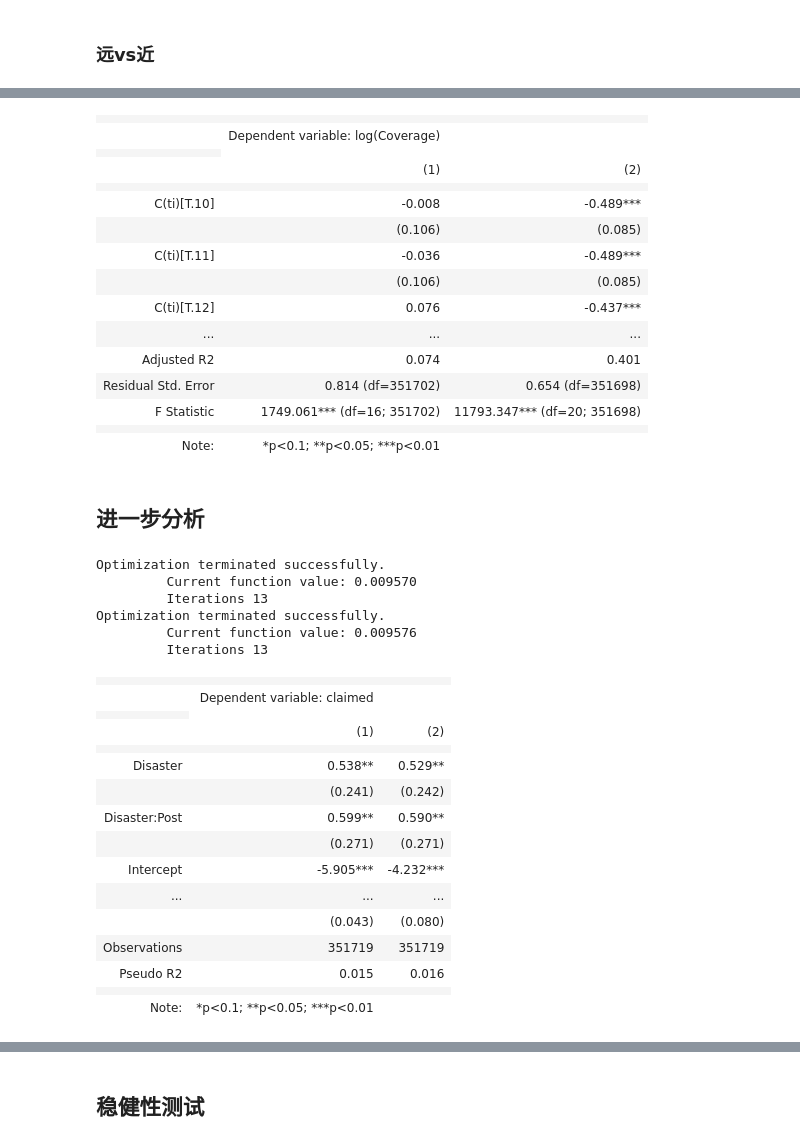
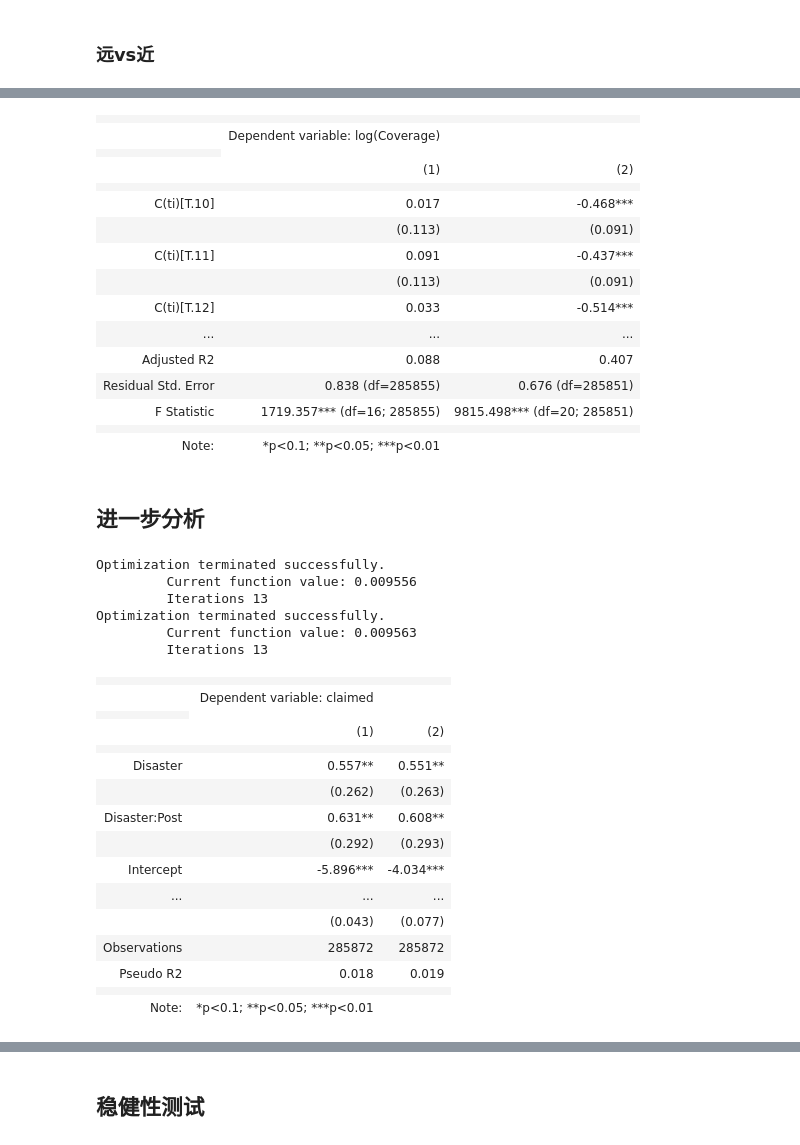
Before and after one commit to ErnestDong/thesis-master, a Jupyter notebook: src/main.ipynb, the cells around one changed output, grey strips where cells are left out. Cells and saved outputs as stored; diff of their text form; code cells hidden in the pictures.

```diff
--- a/src/main.ipynb
+++ b/src/main.ipynb
@@ -17,7 +17,7 @@ def tablelize(star):
 # %%
 log=np.log
 sns.set_theme(style="white")
-original_df = pd.read_parquet("../data/olsupsd.parquet")
+original_df = pd.read_parquet("../data/olsupsnew.parquet")
 sns.histplot(original_df["distance"], kde=True)
 # %% [output]
 <Axes: xlabel='distance', ylabel='Count'>
@@ -180,15 +180,15 @@ stargazer
 |  |
 |  | (1) | (2) |
 |  |  |  |
-| C(ti)[T.10] | -0.008 | -0.489*** |
-|  | (0.106) | (0.085) |
-| C(ti)[T.11] | -0.036 | -0.489*** |
-|  | (0.106) | (0.085) |
-| C(ti)[T.12] | 0.076 | -0.437*** |
+| C(ti)[T.10] | 0.017 | -0.468*** |
+|  | (0.113) | (0.091) |
+| C(ti)[T.11] | 0.091 | -0.437*** |
+|  | (0.113) | (0.091) |
+| C(ti)[T.12] | 0.033 | -0.514*** |
 | ... | ... | ... |
-| Adjusted R2 | 0.074 | 0.401 |
-| Residual Std. Error | 0.814 (df=351702) | 0.654 (df=351698) |
-| F Statistic | 1749.061*** (df=16; 351702) | 11793.347*** (df=20; 351698) |
+| Adjusted R2 | 0.088 | 0.407 |
+| Residual Std. Error | 0.838 (df=285855) | 0.676 (df=285851) |
+| F Statistic | 1719.357*** (df=16; 285855) | 9815.498*** (df=20; 285851) |
 |  |  |  |
 | Note: | *p<0.1; **p<0.05; ***p<0.01 |  |
 # %%
@@ -199,33 +199,33 @@ with open("../lib/table/did2.tex", "w") as f:
 # %%
 df["claimed"]=df["total_claim"].map(lambda x: 1 if x>0 else 0)
 claims = smf.logit("claimed ~ log(Coverage)+Disaster*Post+Prem_before+log(Price)+log(Penetration)+log(GDP)", data=df[(df["Neighbor"]==0)]).fit()
 rawsclaim = smf.logit("claimed ~ Disaster*Post+Prem_before+log(Price)+log(Penetration)+log(GDP)", data=df[(df["Neighbor"]==0)]).fit()
 stargazer = Stargazer([rawsclaim, claims])
-with open("../lib/table/claims.tex", "w") as f:
-    f.write(tablelize(stargazer))
+# with open("../lib/table/claims.tex", "w") as f:
+#     f.write(tablelize(stargazer))
 stargazer
 # claims.summary()
 # %% [output]
 Optimization terminated successfully.
-         Current function value: 0.009570
+         Current function value: 0.009556
          Iterations 13
 Optimization terminated successfully.
-         Current function value: 0.009576
+         Current function value: 0.009563
          Iterations 13
 |  |  |  |
 |  | Dependent variable: claimed |  |
 |  |
 |  | (1) | (2) |
 |  |  |  |
-| Disaster | 0.538** | 0.529** |
-|  | (0.241) | (0.242) |
-| Disaster:Post | 0.599** | 0.590** |
-|  | (0.271) | (0.271) |
-| Intercept | -5.905*** | -4.232*** |
+| Disaster | 0.557** | 0.551** |
+|  | (0.262) | (0.263) |
+| Disaster:Post | 0.631** | 0.608** |
+|  | (0.292) | (0.293) |
+| Intercept | -5.896*** | -4.034*** |
 | ... | ... | ... |
-|  | (0.043) | (0.080) |  |  |  |
-| Observations | 351719 | 351719 |
-| Pseudo R2 | 0.015 | 0.016 |
+|  | (0.043) | (0.077) |  |  |  |
+| Observations | 285872 | 285872 |
+| Pseudo R2 | 0.018 | 0.019 |
 |  |  |  |
 | Note: | *p<0.1; **p<0.05; ***p<0.01 |  |
 # %%
```
Also changed, not shown: parts of 14 cells of this notebook, 25 other files.
